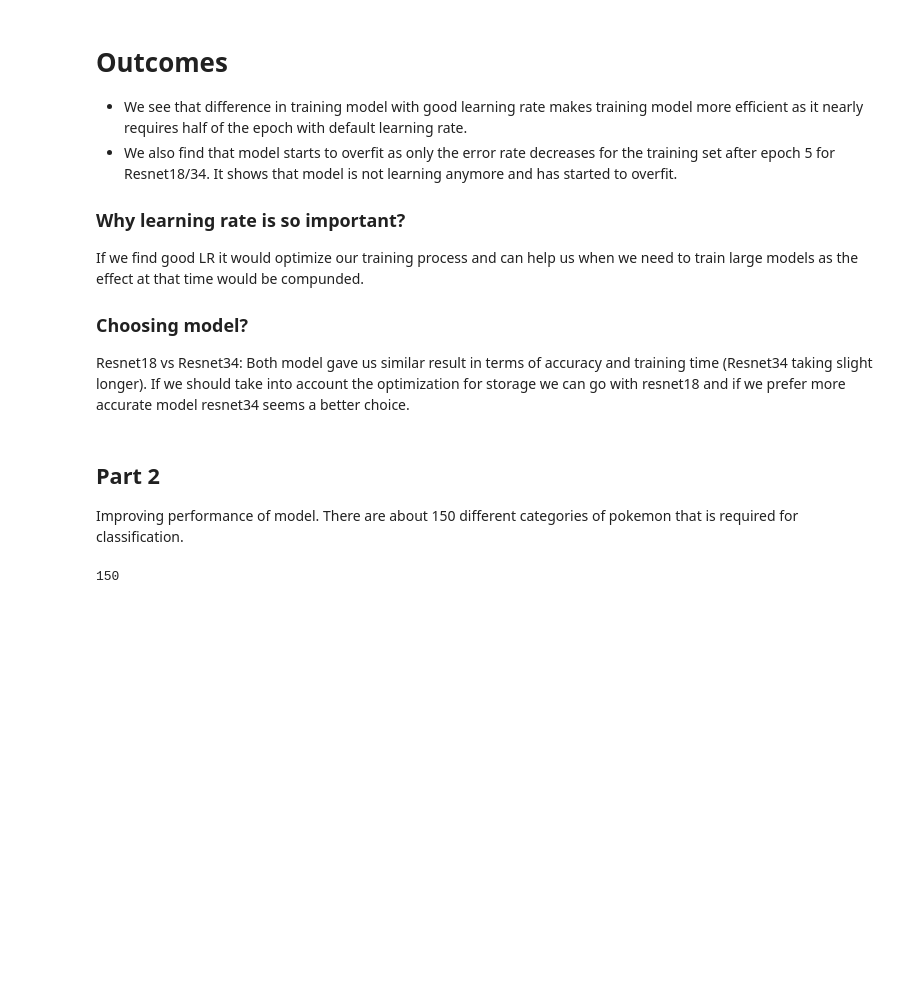
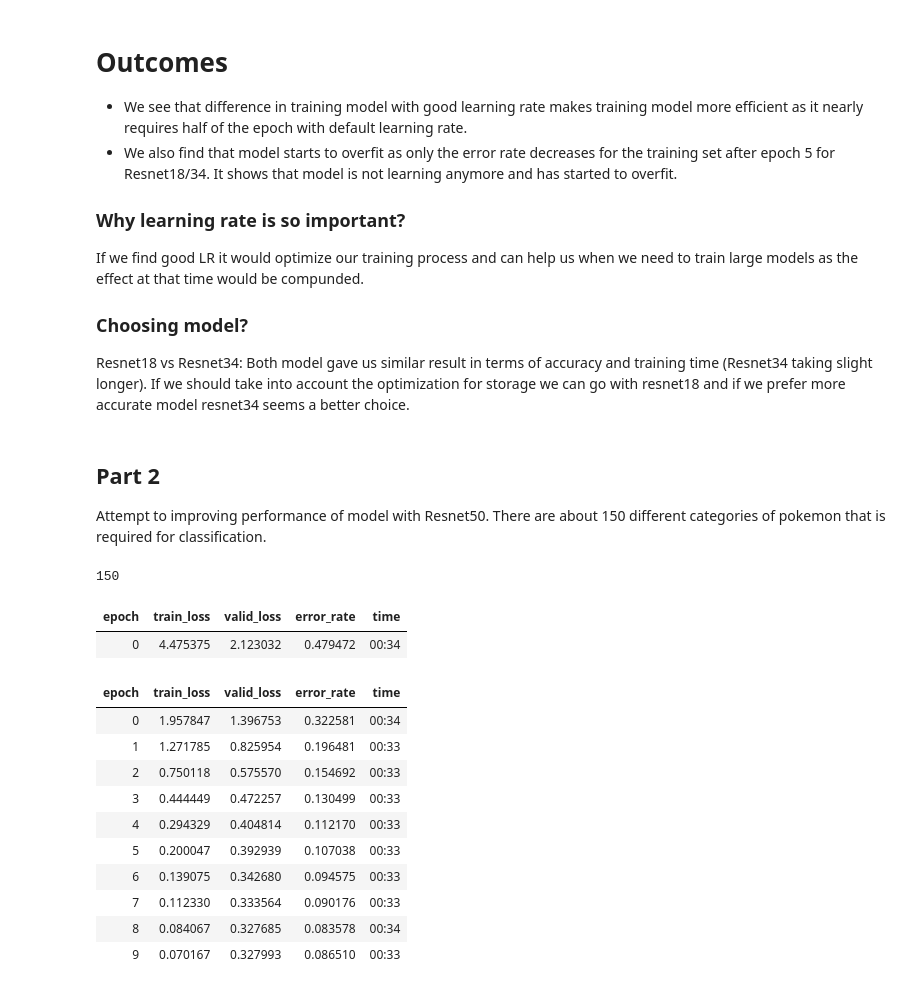
Before and after one commit to AgastyaPatel/FastAI-course, a Jupyter notebook: self-implementation/03-pokemon-classifier/Pokemon-Classifier.ipynb, the cells around one changed output. Drawn from its saved outputs; the diff is of its cells as text; code cells hidden in the pictures; blank space fills up the shorter version.

```diff
--- a/self-implementation/03-pokemon-classifier/Pokemon-Classifier.ipynb
+++ b/self-implementation/03-pokemon-classifier/Pokemon-Classifier.ipynb
@@ -235,8 +235,25 @@ Resnet18 vs Resnet34: Both model gave us similar result in terms of accuracy and
 If we should take into account the optimization for storage we can go with resnet18 and if we prefer more accurate model resnet34 seems a better choice.
 # %% [markdown]
 ## Part 2
-Improving performance of model. There are about 150 different categories of pokemon that is required for classification.
+Attempt to improving performance of model with Resnet50. There are about 150 different categories of pokemon that is required for classification.
 # %%
 len(learner.dls.vocab)
 # %% [output]
 150
+# %%
+learner50 = vision_learner(dls, resnet50, metrics = error_rate)
+learner50.fine_tune(10)
+# %% [output]
+| epoch | train_loss | valid_loss | error_rate | time |
+| 0 | 4.475375 | 2.123032 | 0.479472 | 00:34 |
+| epoch | train_loss | valid_loss | error_rate | time |
+| 0 | 1.957847 | 1.396753 | 0.322581 | 00:34 |
+| 1 | 1.271785 | 0.825954 | 0.196481 | 00:33 |
+| 2 | 0.750118 | 0.575570 | 0.154692 | 00:33 |
+| 3 | 0.444449 | 0.472257 | 0.130499 | 00:33 |
+| 4 | 0.294329 | 0.404814 | 0.112170 | 00:33 |
+| 5 | 0.200047 | 0.392939 | 0.107038 | 00:33 |
+| 6 | 0.139075 | 0.342680 | 0.094575 | 00:33 |
+| 7 | 0.112330 | 0.333564 | 0.090176 | 00:33 |
+| 8 | 0.084067 | 0.327685 | 0.083578 | 00:34 |
+| 9 | 0.070167 | 0.327993 | 0.086510 | 00:33 |
```
Also changed, not shown: parts of 3 cells of this notebook.
